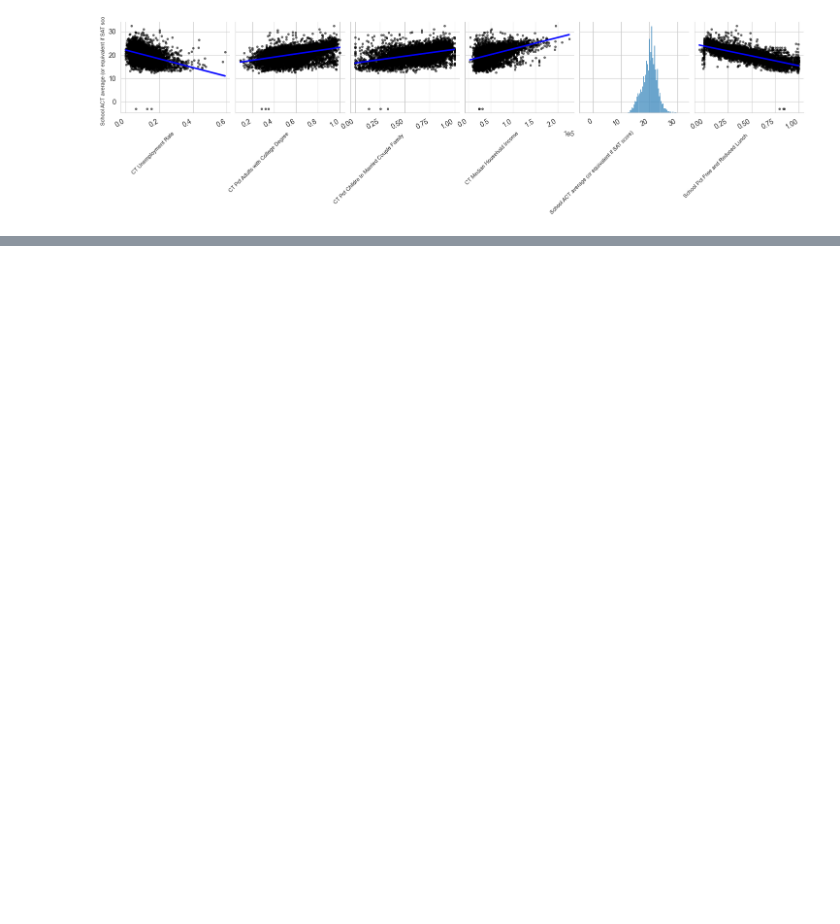
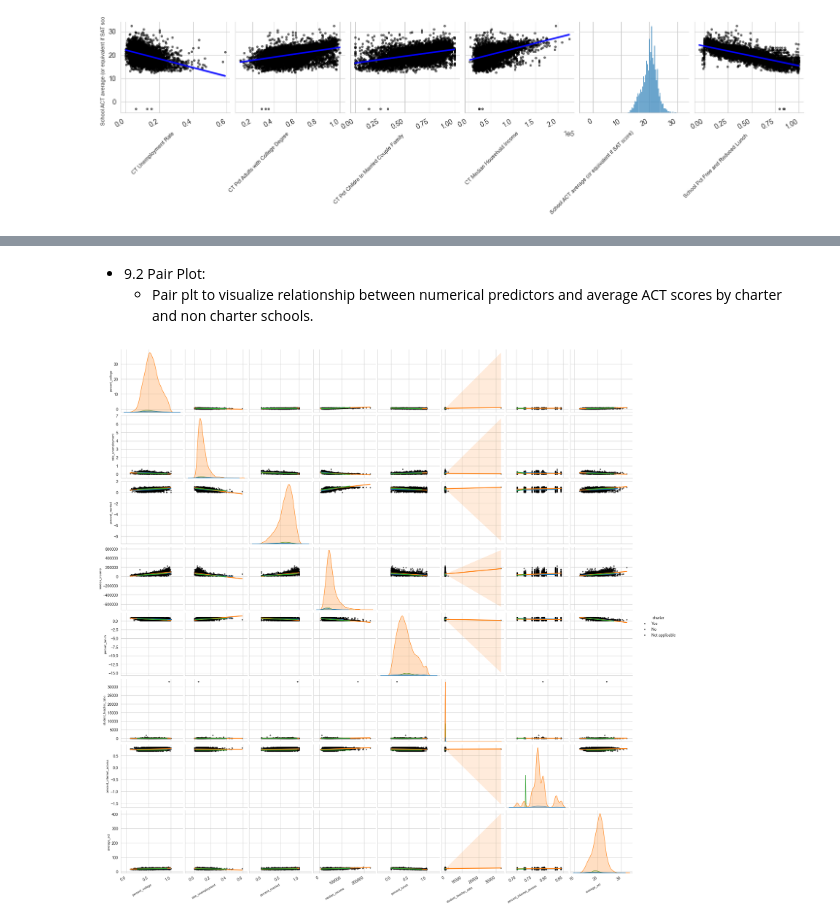
Before and after one commit to sandeepmukkala/education, a Jupyter notebook: code/Education.ipynb, the cells around one changed output, grey strips where cells are left out. Drawn from its saved outputs; the diff is of its cells as text; code cells hidden in the pictures; blank space fills up the shorter version.

```diff
--- a/code/Education.ipynb
+++ b/code/Education.ipynb
@@ -642,0 +246,12 @@ plt.show()
+# %%
+school_information = school_information[['SCHOOL_YEAR', 'NCESSCH','LSTATE', 'LZIP','SCH_TYPE_TEXT', 'LEVEL', 'CHARTER_TEXT']]
+print("\nSchool information data:")
+print(school_information.head())
+
+staff_information = staff_information[['NCESSCH', 'TEACHERS']]
+print("\nStaff information data:")
+print(staff_information.head())
+
+internet_access_information = internet_access_information[[0, 1]]
+print("\nInternet access information data:")
+print(internet_access_information.head())
@@ -642,0 +583,18 @@ plt.show()
+# %% [markdown]
+- 9.2 Pair Plot:
+    - Pair plt to visualize relationship between numerical predictors and average ACT scores by charter and non charter schools.
+# %%
+fig = sns.pairplot(data=merged_data_school_level_high, vars=numerical_predictors + ['average_act'], hue='charter', kind='reg', plot_kws={"scatter_kws":{"alpha":0.5, "color":"k", "s":7}})
+
+for ax in fig.axes.flat:
+    if ax.get_xlabel() == 'CT Median Household Income':
+        ax.ticklabel_format(style='sci', axis='x', scilimits=(0,0))  # Apply scientific notation
+    ax.set_xlabel(ax.get_xlabel(), fontsize=8, rotation=30, ha='right')  # X-axis label size and rotation
+    ax.set_ylabel(ax.get_ylabel(), fontsize=8)  # Y-axis label size
+
+    # Rotate x-axis tick labels
+    plt.setp(ax.get_xticklabels(), rotation=30, ha='right')
+
+plt.show()
+# %% [output]
+[figure, added]
```
Also changed, not shown: parts of 195 cells of this notebook, 8 other files.
